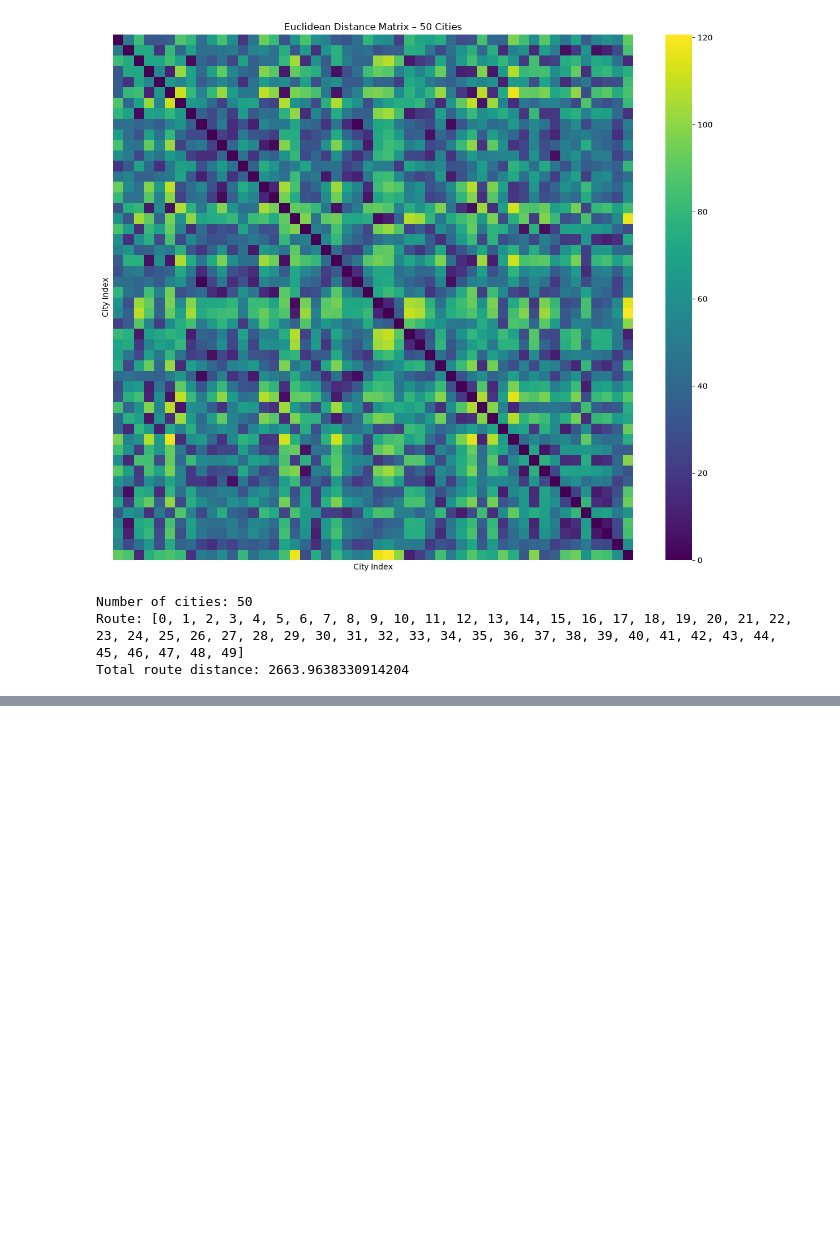
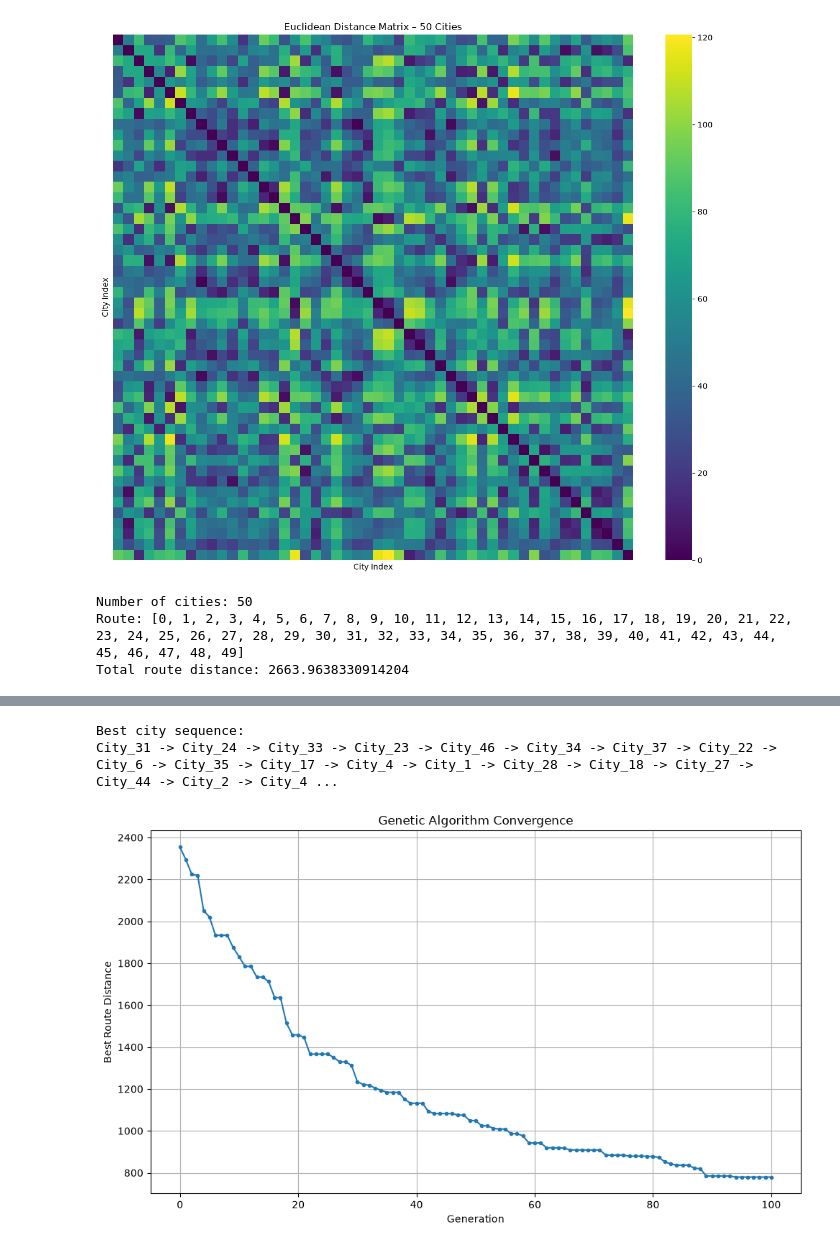
Before and after one commit to syborg2290/tsp-search-optimisation, a Jupyter notebook: notebooks/01_data_exploration.ipynb, the cells around one changed output, grey strips where cells are left out. Drawn from its saved outputs; the diff is of its cells as text; code cells hidden in the pictures; blank space fills up the shorter version.

```diff
--- a/notebooks/01_data_exploration.ipynb
+++ b/notebooks/01_data_exploration.ipynb
@@ -302,0 +410,24 @@ Total route distance: 2663.9638330914204
+# %%
+from src.genetic_algorithm import genetic_algorithm
+from src.distance import calculate_distance_matrix
+
+# Calculate the distance matrix
+distance_matrix = calculate_distance_matrix(cities)
+
+# Run Genetic Algorithm
+best_route, best_distance, history = genetic_algorithm(
+    distance_matrix=distance_matrix,
+    population_size=100,
+    generations=100,
+    crossover_rate=0.9,
+    mutation_rate=0.1,
+    tournament_size=3,
+    seed=42
+)
+
+print("========== GENETIC ALGORITHM RESULTS ==========")
+print("Number of cities:", len(cities))
+print("Population size:", 100)
+print("Generations:", 100)
+print("Best route:", best_route.tolist())
+print("Best distance:", best_distance)
@@ -302,0 +441,31 @@ Total route distance: 2663.9638330914204
+# %%
+best_city_sequence = cities.iloc[best_route]["City"].tolist()
+
+# Return to the starting city
+best_city_sequence.append(best_city_sequence[0])
+
+print("Best city sequence:")
+print(" -> ".join(best_city_sequence))
+# %% [output]
+Best city sequence:
+City_31 -> City_24 -> City_33 -> City_23 -> City_46 -> City_34 -> City_37 -> City_22 -> City_6 -> City_35 -> City_17 -> City_4 -> City_1 -> City_28 -> City_18 -> City_27 -> City_44 -> City_2 -> City_4 ...
+# %%
+import matplotlib.pyplot as plt
+
+plt.figure(figsize=(10, 6))
+
+plt.plot(
+    range(len(history)),
+    history,
+    marker="."
+)
+
+plt.title("Genetic Algorithm Convergence")
+plt.xlabel("Generation")
+plt.ylabel("Best Route Distance")
+
+plt.grid(True)
+plt.tight_layout()
+plt.show()
+# %% [output]
+[figure, added]
```
Also changed, not shown: parts of 7 cells of this notebook, 5 other files.
